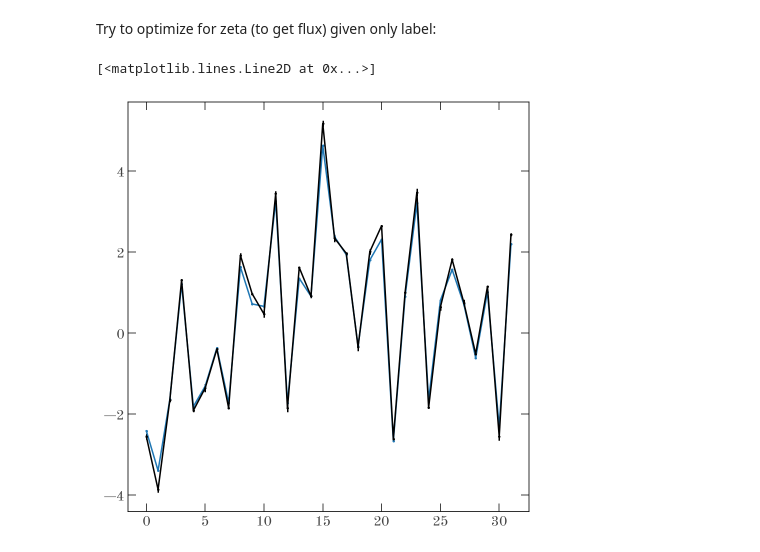
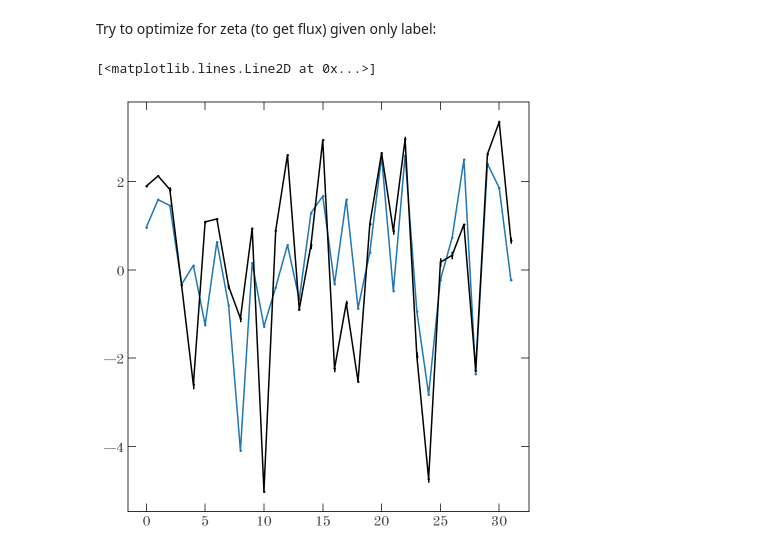
Before and after one commit to adrn/pollux, a Jupyter notebook: notebooks/Simple-model.ipynb, the cells around one changed output. Cells and saved outputs as stored; diff of their text form; code cells hidden in the pictures.

```diff
--- a/notebooks/Simple-model.ipynb
+++ b/notebooks/Simple-model.ipynb
@@ -19,7 +21,7 @@ from numpyro.infer.autoguide import AutoDelta, AutoNormal
 %matplotlib inline
 # %%
 L = 1  # number of labels
-T = 2  # number of latents
+T = 4  # number of latents
 F = 32  # number of flux values
 N = 1024  # number of stars
 
@@ -189,9 +130,9 @@ Optimize to get MAP parameters:
 # %%
 rng_key = jax.random.PRNGKey(112358)
 
-optimizer = numpyro.optim.Adam(1e-2)
-guide = AutoDelta(numpyro_model)
-svi = SVI(numpyro_model, guide, optimizer, Trace_ELBO())
+optimizer = numpyro.optim.Adam(1e-3)
+guide = AutoDelta(paton_model.numpyro_model)
+svi = SVI(paton_model.numpyro_model, guide, optimizer, Trace_ELBO())
 svi_results = svi.run(rng_key, 100_000, **model_kwargs)
 MAP_params = svi_results.params
 # %%
@@ -326,9 +260,13 @@ def numpyro_model_label(paton_model, n_stars, data, paton_params, other_params):
 # %%
+# other_params = {
+#     "a_label": MAP_p["a_label"][0],
+#     "b_label": MAP_p["b_label"][0],
+#     "a_flux": MAP_p["a_flux"][0],
+#     "b_flux": MAP_p["b_flux"][0],
+# }
 other_params = {
-    "a_label": MAP_p["a_label"][0],
-    "b_label": MAP_p["b_label"][0],
-    "a_flux": MAP_p["a_flux"][0],
-    "b_flux": MAP_p["b_flux"][0],
+    "zeta_mean": MAP_p["zeta_mean"][0],
+    "zeta_logstd": MAP_p["zeta_logstd"][0],
 }
 # %% [markdown]
 Try to optimize for zeta (to get labels) given only flux:
@@ -377,37 +314,41 @@ Try to optimize for zeta (to get flux) given only label:
 # %%
 rng_key = jax.random.PRNGKey(1234)
 
-optimizer = numpyro.optim.Adam(1e-3)
-guide = AutoDelta(numpyro_model_flux)
-svi = SVI(numpyro_model_flux, guide, optimizer, Trace_ELBO())
+optimizer = numpyro.optim.Adam(1e-2)
+guide = AutoDelta(paton_model.numpyro_model_flux)
+# guide = AutoNormal(numpyro_model_flux)
+svi = SVI(paton_model.numpyro_model_flux, guide, optimizer, Trace_ELBO())
 svi_results = svi.run(
     rng_key,
     100_000,
-    paton_model=paton_model,
-    n_stars=test_data["flux"].shape[0],
     data=test_data,
     paton_params=MAP_paton_params,
     other_params=other_params,
 )
 
 thing = Predictive(
-    model=numpyro_model_flux, guide=guide, params=svi_results.params, num_samples=1
+    model=paton_model.numpyro_model_flux,
+    guide=guide,
+    params=svi_results.params,
+    num_samples=1,
 )
 test_MAP_p = thing(
     rng_key,
-    paton_model=paton_model,
-    n_stars=test_data["flux"].shape[0],
     data=test_data,
     paton_params=MAP_paton_params,
     other_params=other_params,
 )
 test_MAP_flux = test_MAP_p["flux"][0]
 # %%
-plt.errorbar(np.arange(test_data["flux"].shape[1]), test_data["flux"][0], test_data["flux_err"][0])
+plt.errorbar(
+    np.arange(test_data["flux"].shape[1]),
+    test_data["flux"][0],
+    test_data["flux_err"][0],
+)
 plt.plot(test_MAP_flux[0])
 # %% [output]
 [<matplotlib.lines.Line2D at 0x...>]
-[figure, old version]
+[figure, new version]
 # %%
 plt.scatter(
     test_data_true["flux"][:, 0],
```
Also changed, not shown: parts of 29 cells of this notebook.
